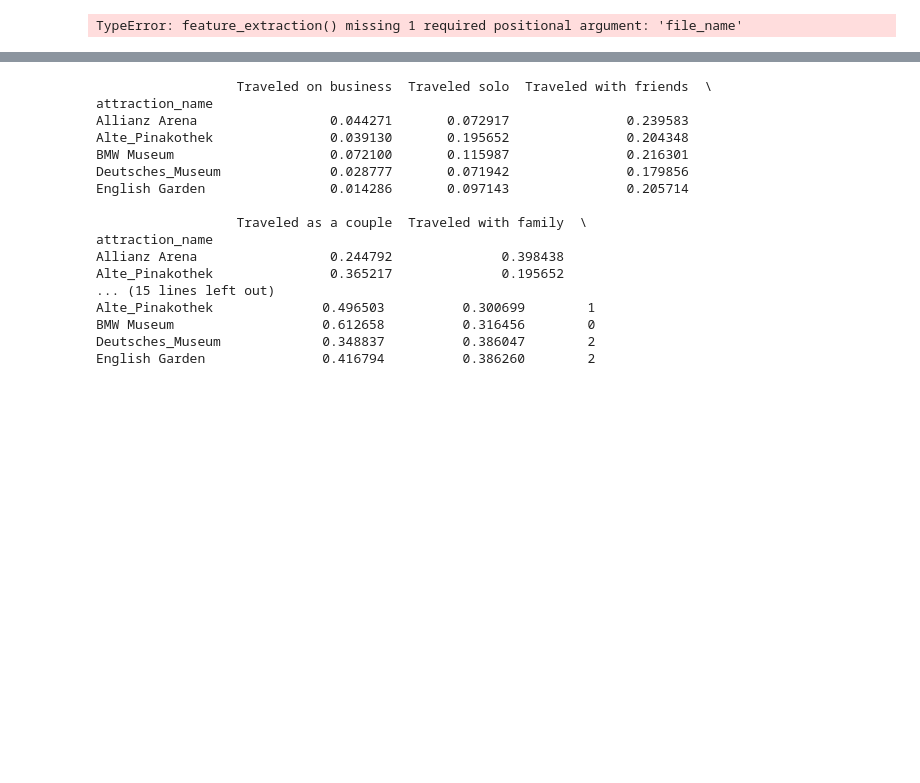
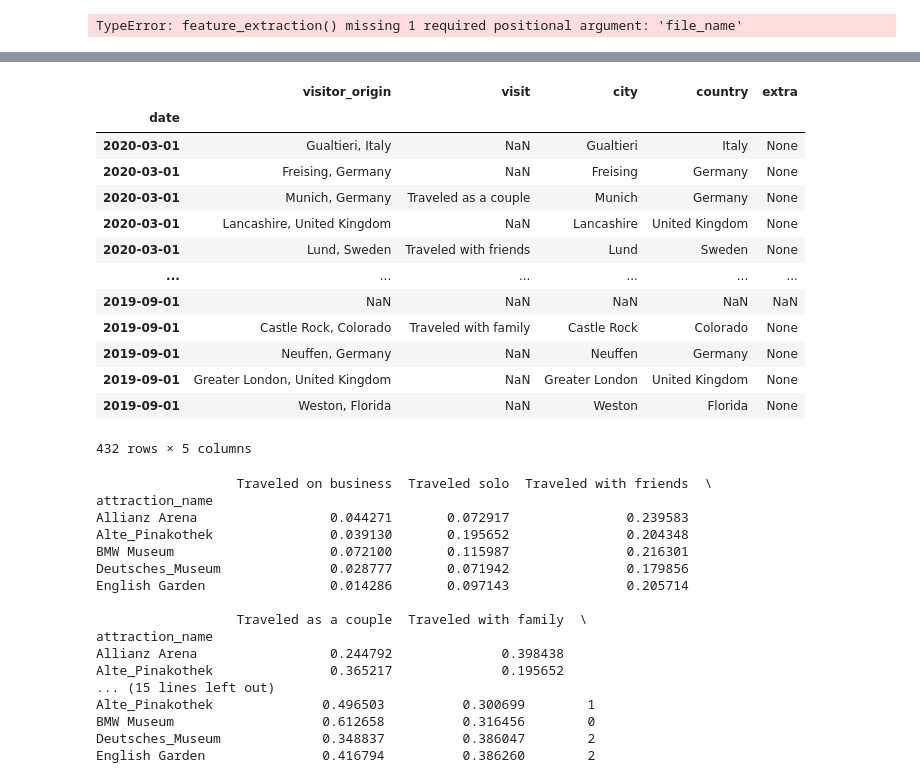
Before and after one commit to Yaccoub/Co-Tour, a Jupyter notebook: Tripadvisor_web_scraper/Preprocessed Datasets/K_means preprocessing.ipynb, the cells around one changed output, grey strips where cells are left out. Drawn from its saved outputs; the diff is of its cells as text; code cells hidden in the pictures; blank space fills up the shorter version.

```diff
--- a/Tripadvisor_web_scraper/Preprocessed Datasets/K_means preprocessing.ipynb
+++ b/Tripadvisor_web_scraper/Preprocessed Datasets/K_means preprocessing.ipynb
@@ -163,3 +172,22 @@ Englischer_Garten
+# %%
+df_pre_covid = Englischer_Garten[(Englischer_Garten.index > '2019-08-1') & (Englischer_Garten.index <= '2020-03-01')]
+# %%
+df_pre_covid
+# %% [output]
+|  | visitor_origin | visit | city | country | extra |
+| date |  |  |  |  |  |
+| 2020-03-01 | Gualtieri, Italy | NaN | Gualtieri | Italy | None |
+| 2020-03-01 | Freising, Germany | NaN | Freising | Germany | None |
+| 2020-03-01 | Munich, Germany | Traveled as a couple | Munich | Germany | None |
+| 2020-03-01 | Lancashire, United Kingdom | NaN | Lancashire | United Kingdom | None |
+| 2020-03-01 | Lund, Sweden | Traveled with friends | Lund | Sweden | None |
+| ... | ... | ... | ... | ... | ... |
+| 2019-09-01 | NaN | NaN | NaN | NaN | NaN |
+| 2019-09-01 | Castle Rock, Colorado | Traveled with family | Castle Rock | Colorado | None |
+| 2019-09-01 | Neuffen, Germany | NaN | Neuffen | Germany | None |
+| 2019-09-01 | Greater London, United Kingdom | NaN | Greater London | United Kingdom | None |
+| 2019-09-01 | Weston, Florida | NaN | Weston | Florida | None |
+432 rows × 5 columns
 # %%
 plt.rc("figure")
 visitors_by_country['visit'].plot(kind='barh', color='grey')
```
Also changed, not shown: parts of 6 cells of this notebook.
